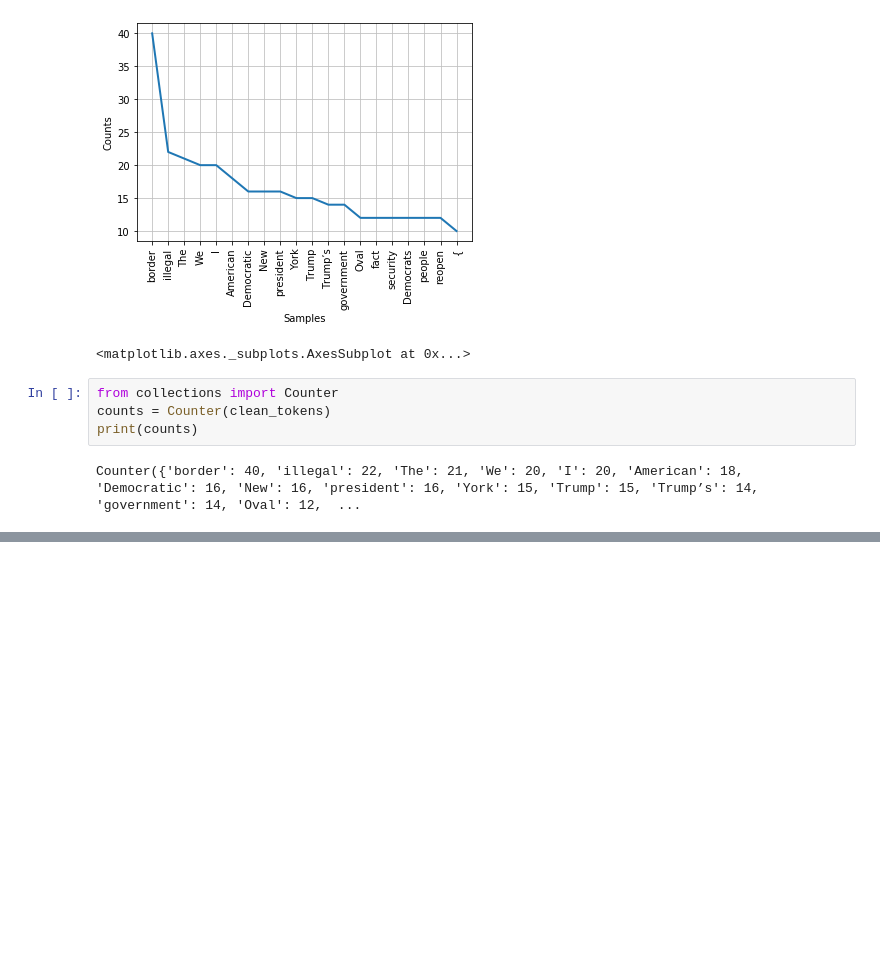
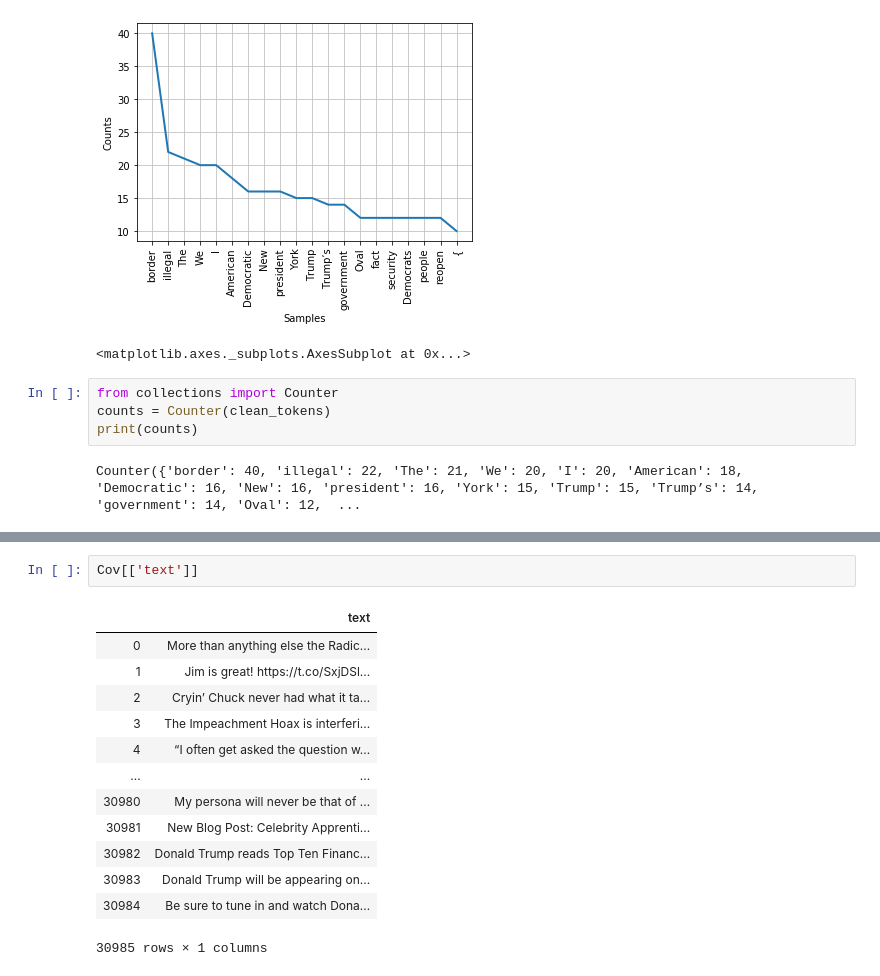
Before and after one commit to liben37UC/The_Mandalorians, a Jupyter notebook: Natural_Language_Processing.ipynb, the cells around one changed output, grey strips where cells are left out. Drawn from its saved outputs; the diff is of its cells as text; blank space fills up the shorter version.

```diff
--- a/Natural_Language_Processing.ipynb
+++ b/Natural_Language_Processing.ipynb
@@ -44,0 +85,16 @@ Counter({'border': 40, 'illegal': 22, 'The': 21, 'We': 20, 'I': 20, 'American':
+# %%
+Cov[['text']]
+# %% [output]
+|  | text |
+| 0 | More than anything else the Radic... |
+| 1 | Jim is great! https://t.co/SxjDSl... |
+| 2 | Cryin’ Chuck never had what it ta... |
+| 3 | The Impeachment Hoax is interferi... |
+| 4 | “I often get asked the question w... |
+| ... | ... |
+| 30980 | My persona will never be that of ... |
+| 30981 | New Blog Post: Celebrity Apprenti... |
+| 30982 | Donald Trump reads Top Ten Financ... |
+| 30983 | Donald Trump will be appearing on... |
+| 30984 | Be sure to tune in and watch Dona... |
+30985 rows × 1 columns
```
Also changed, not shown: parts of 9 cells of this notebook.
